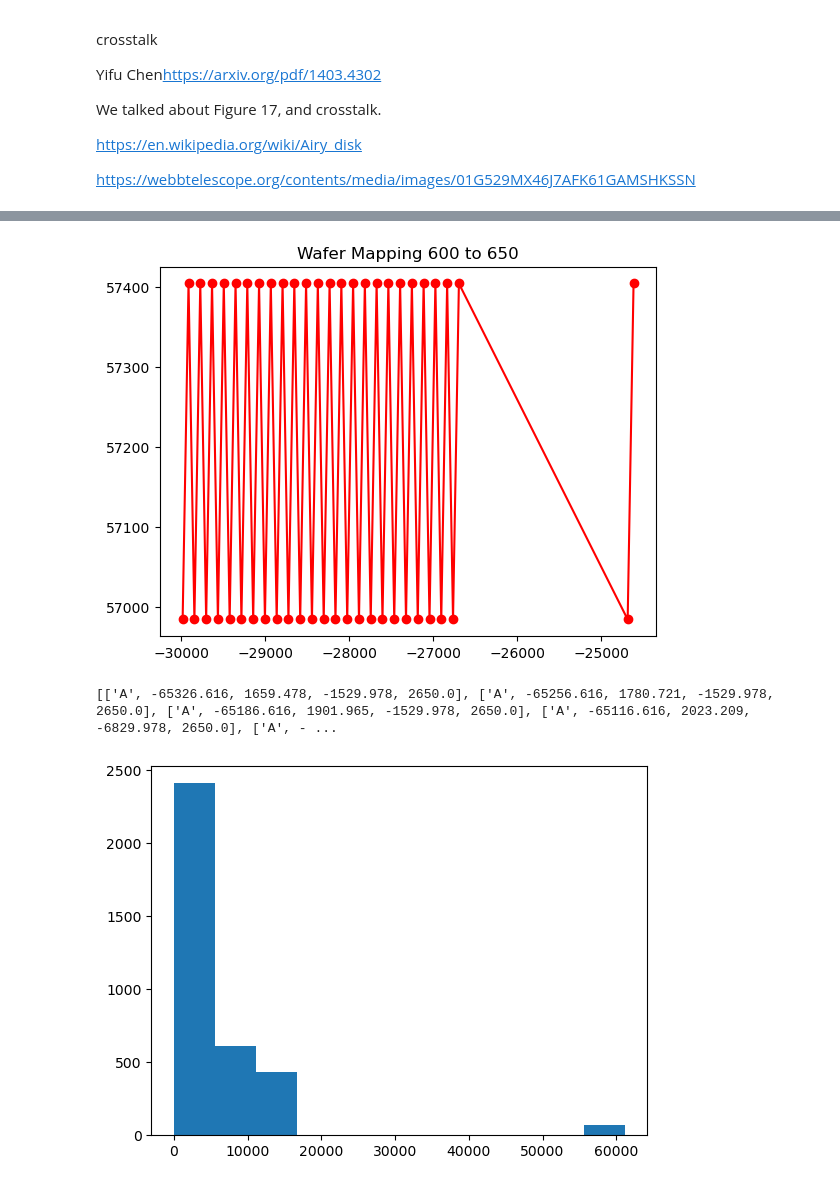
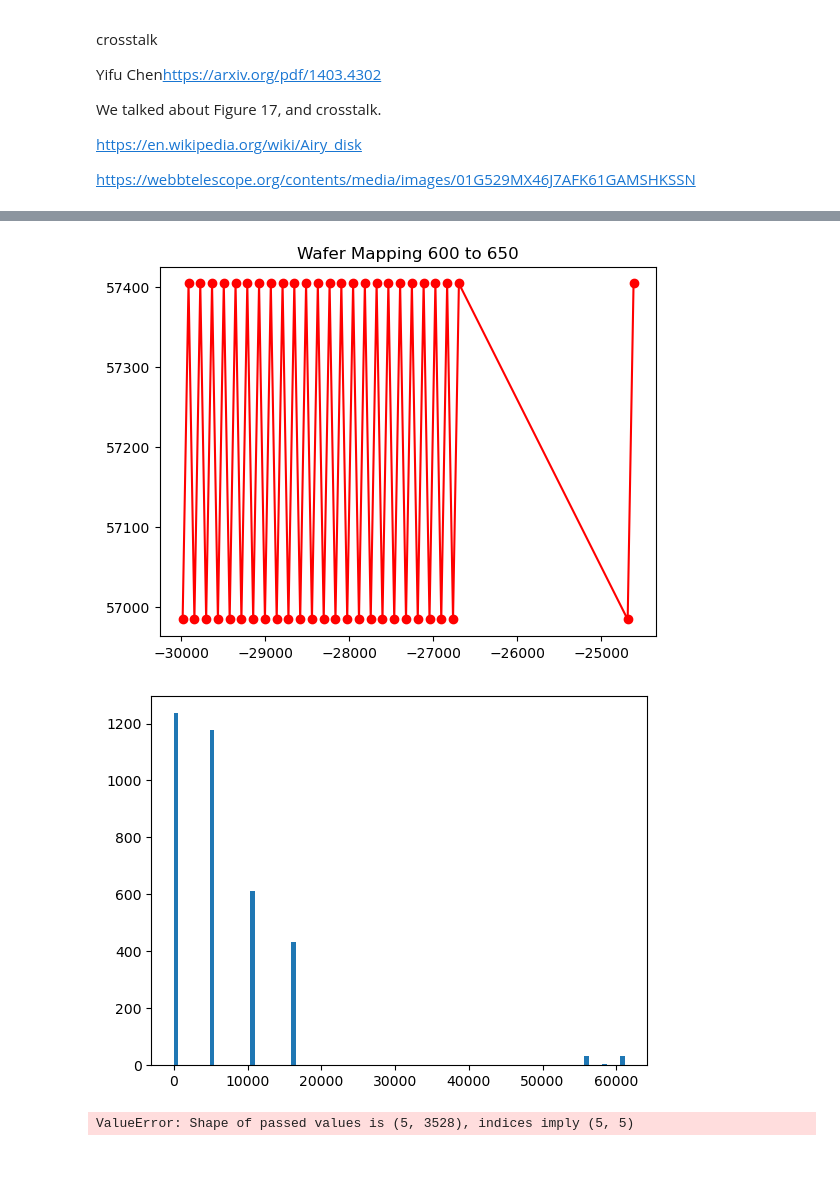
Before and after one commit to ReChen33/QuReseach, a Jupyter notebook: code/wafer/TestWafer copy.ipynb, the cells around one changed output, grey strips where cells are left out. Saved outputs shown, nothing was run; the diff lists cells and outputs as text; code cells hidden in the pictures.

Commit message:
updata: goal1 Ver2
processing goal2 Ver2(from way 1)

no more useful: goal2 way2

```diff
--- a/code/wafer/TestWafer copy.ipynb
+++ b/code/wafer/TestWafer copy.ipynb
@@ -347,7 +336,7 @@ distance_goal2_way1 = []
 
 def disOnlyX(reorder_data):
     # the function will return the distance between pixel from neighbor pad(only along x increasing)
-    print((reorder_data))
+    #print((reorder_data))
     for i in range(len(reorder_data)):
         if i+1 < len(reorder_data):
             pad_x_distance = reorder_data[i][3] - reorder_data[i+1][3]
@@ -358,37 +347,49 @@ def disOnlyX(reorder_data):
             pad_y_distance = reorder_data[i][4] - reorder_data[0][4]
 
         distance = np.sqrt((pad_x_distance)**2 + (pad_y_distance)**2)
         distance_goal2_way1.append(distance)
 
-    num, bins, patches = plt.hist(distance_goal2_way1, bins=11)
+    num, bins, patches = plt.hist(distance_goal2_way1, bins=100)
     # bins = 120000 need 2m 51.1s to run
 
-    path_filename = f'.\data\goal2 way1 {len(bins)-1}bins '
+    path_filename = f'.\data\goal2 {len(bins)-1}bins '
 
 
     #create an array stored the value number per bin
     number_per_bin = []
     for i in range(len(patches)):
         if num[i] != 0:
             number_per_bin.append([f"({bins[i]},{bins[i+1]})",num[i]])
 
     # Save data to CSV
     number_per_bin = np.array(number_per_bin)
     data_NpB = np.column_stack((number_per_bin[:,0],number_per_bin[:,1]))
     # the data for number_per_bin
     df = pd.DataFrame(data_NpB,columns=['range of distance','number in the range'])
     df.to_csv(f'{path_filename}.csv', index=False)
 
 
     plt.savefig(f'{path_filename}.png')
     #plt.xscale('log')
     plt.show()
 
+    # print("We have ",len(distance_goal2_way1),
+    #     " data \n max is: ",np.max(distance_goal2_way1),
+    #     "\n min is: ",np.min(distance_goal2_way1))
+    # print(np.unique(distance_goal2_way1))
+
 disOnlyX(reorder_data)
 # %% [output]
 [figure]
-[['A', -65326.616, 1659.478, -1529.978, 2650.0], ['A', -65256.616, 1780.721, -1529.978, 2650.0], ['A', -65186.616, 1901.965, -1529.978, 2650.0], ['A', -65116.616, 2023.209, -6829.978, 2650.0], ['A', - ...
-[figure, old version]
+[figure, new version]
+# %%
+# save reorder_data to a file
+path_filename = '.\data\\reorder_data'
+data_RG = np.column_stack((reorder_data))
+df = pd.DataFrame(data_RG,columns=['Group Section','Pad X center', 'Pad Y center','Pixel X center', 'Pixel Y center'])
+df.to_csv(f'{path_filename}.csv', index=False)
+# %% [output]
+ValueError: Shape of passed values is (5, 3528), indices imply (5, 5)
 # %%
 # try to seperate the data to see plot more clearly
 # 15901 is decide by the histogram data above
```
Also changed, not shown: parts of 9 cells of this notebook, 21 other files.
